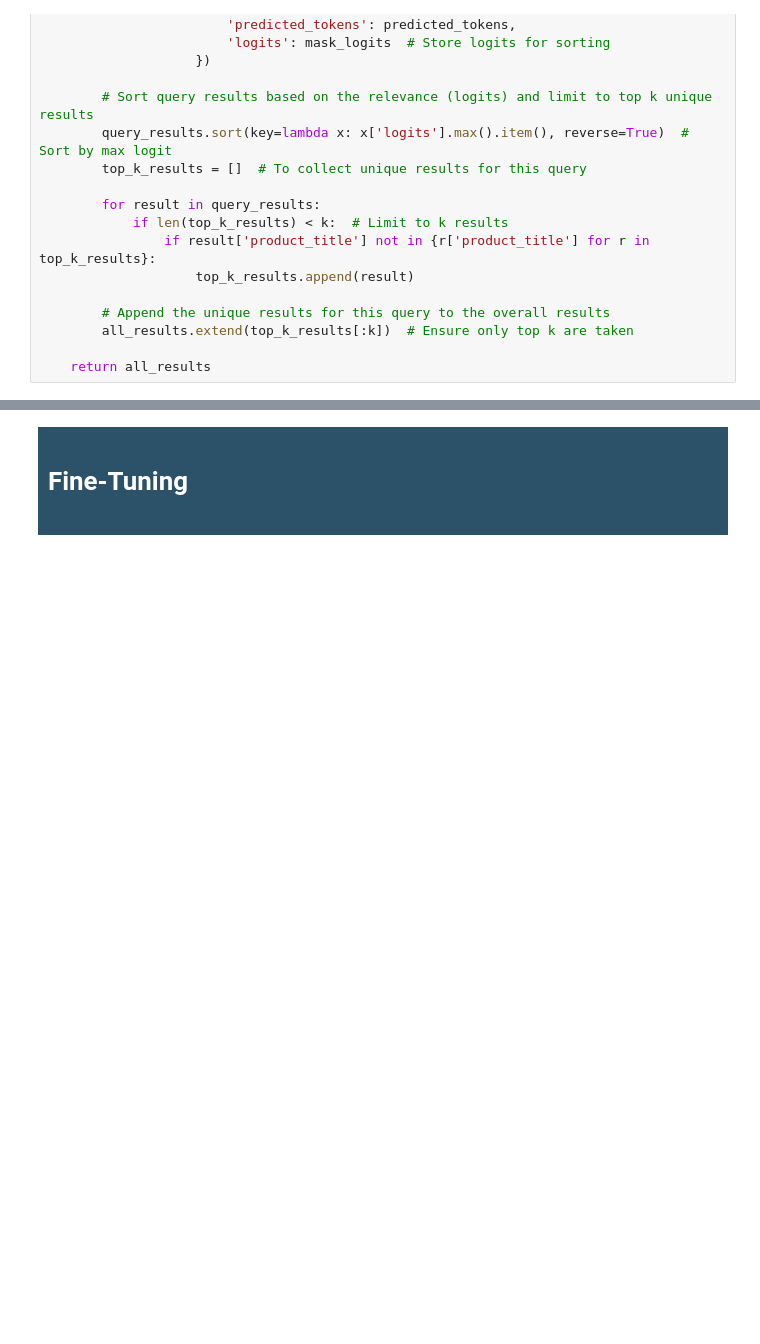
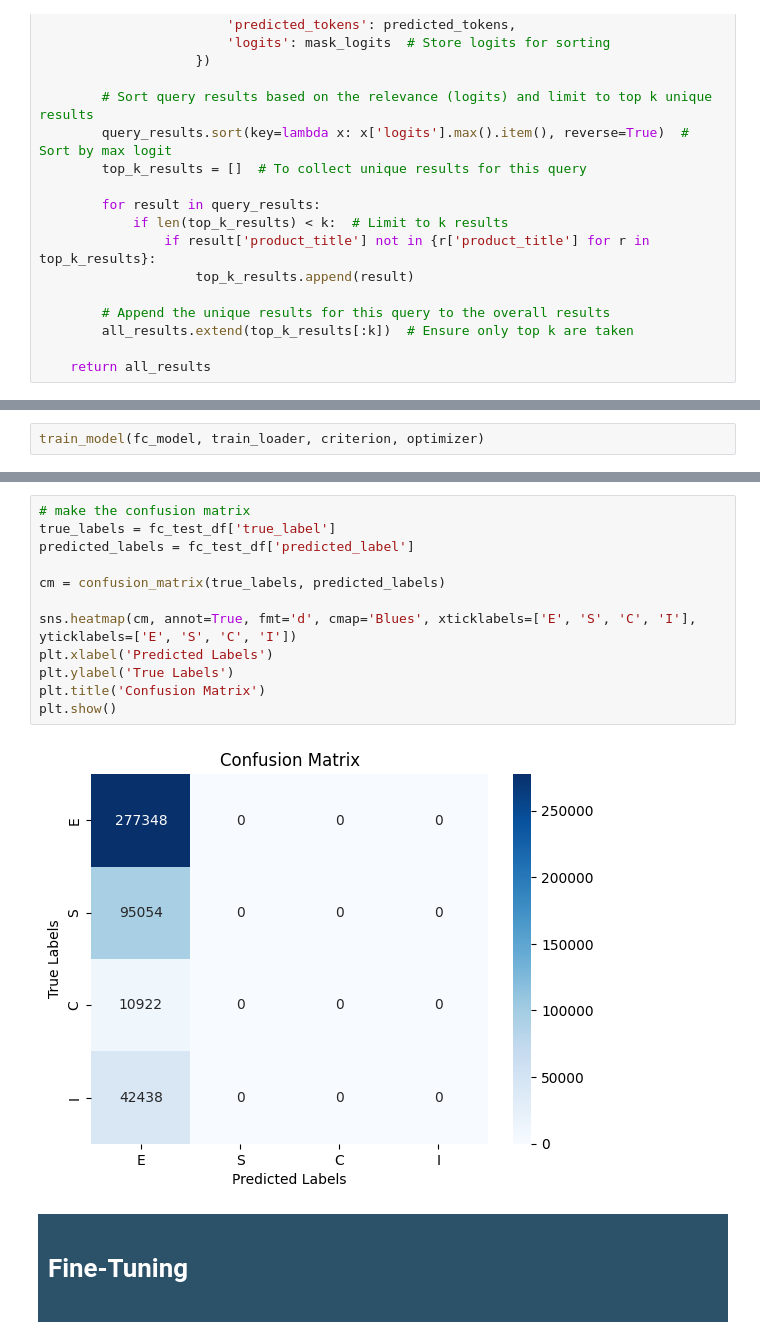
Before and after one commit to sarahlawlis/esci-shopping-queries, a Jupyter notebook: pre-training/domain_pretraining.ipynb, the cells around one changed output, grey strips where cells are left out. Drawn from its saved outputs; the diff is of its cells as text; blank space fills up the shorter version.

```diff
--- a/pre-training/domain_pretraining.ipynb
+++ b/pre-training/domain_pretraining.ipynb
@@ -527,0 +1059,2 @@ print(results_df)
+# %%
+train_model(fc_model, train_loader, criterion, optimizer)
@@ -528,3 +1240,17 @@ print(results_df)
+# %%
+# make the confusion matrix
+true_labels = fc_test_df['true_label']
+predicted_labels = fc_test_df['predicted_label']
+
+cm = confusion_matrix(true_labels, predicted_labels)
+
+sns.heatmap(cm, annot=True, fmt='d', cmap='Blues', xticklabels=['E', 'S', 'C', 'I'], yticklabels=['E', 'S', 'C', 'I'])
+plt.xlabel('Predicted Labels')
+plt.ylabel('True Labels')
+plt.title('Confusion Matrix')
+plt.show()
+# %% [output]
+[figure, added]
 # %% [markdown]
 <div style="background-color: #2B5269; color: white; padding: 10px; ">
 <h1> Fine-Tuning <h1>
```
Also changed, not shown: parts of 244 cells of this notebook.
